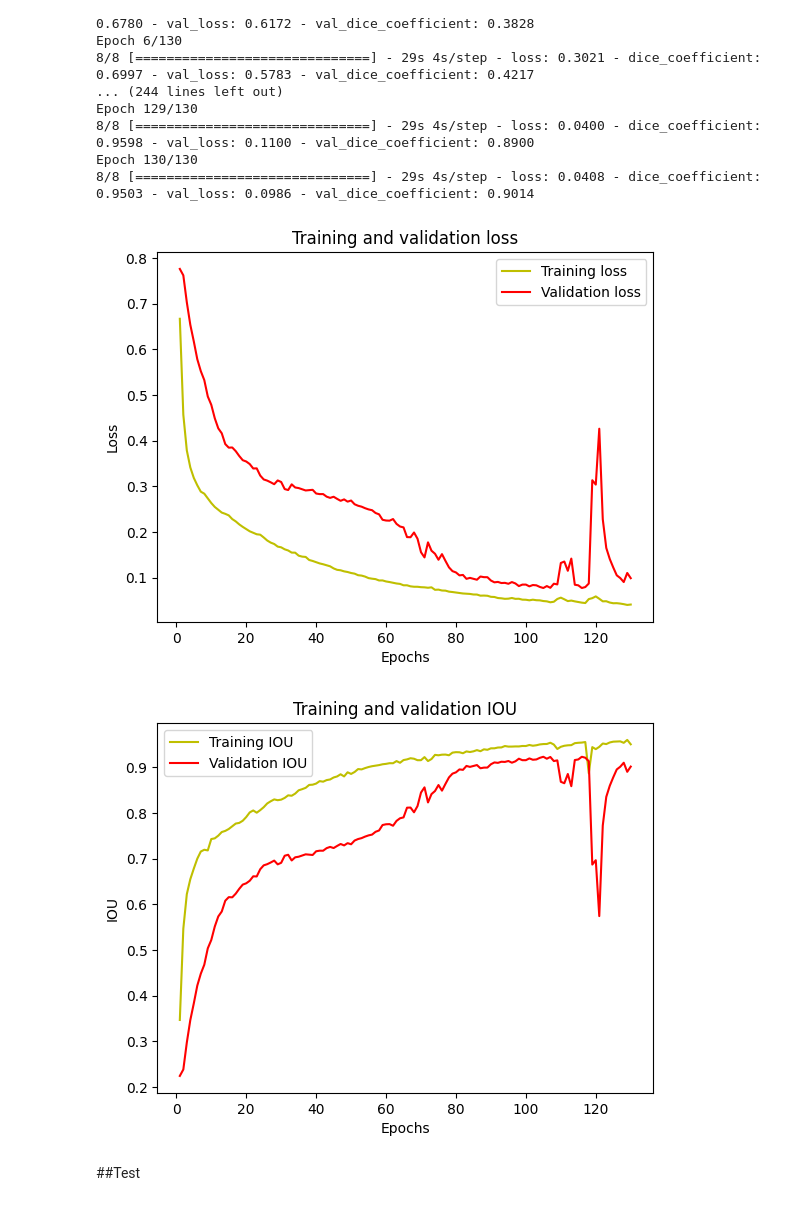
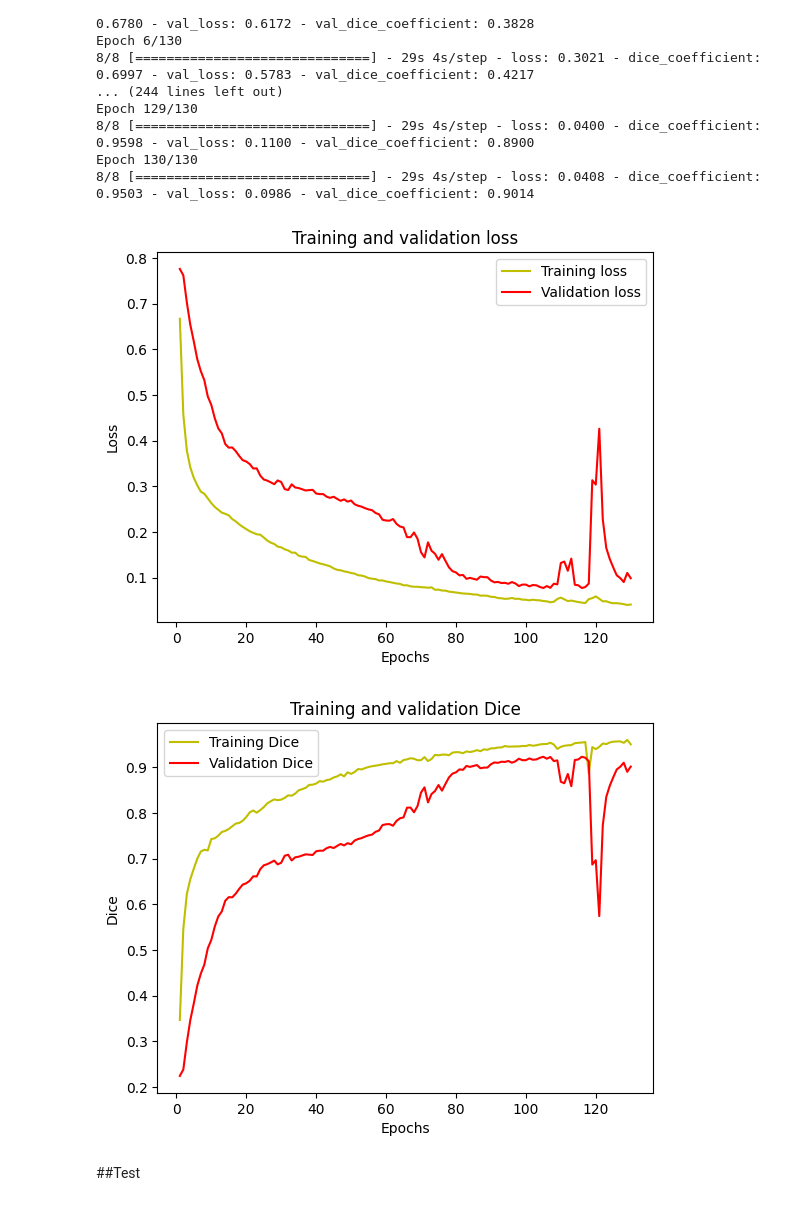
Before and after one commit to Gainward777/3D-Unet-Segmentation, a Jupyter notebook: 3D_Unet_Segmentation.ipynb, the cells around one changed output. Saved outputs shown, nothing was run; the diff lists cells and outputs as text; code cells hidden in the pictures.

```diff
--- a/3D_Unet_Segmentation.ipynb
+++ b/3D_Unet_Segmentation.ipynb
@@ -202,29 +202,29 @@ model.save('/content/drive/MyDrive/sandstone_data_for_ML/sandstone_3D_130epochs_
 # %%
 #@title Сharts
 loss = history.history['loss']
 val_loss = history.history['val_loss']
 epochs = range(1, len(loss) + 1)
 plt.plot(epochs, loss, 'y', label='Training loss')
 plt.plot(epochs, val_loss, 'r', label='Validation loss')
 plt.title('Training and validation loss')
 plt.xlabel('Epochs')
 plt.ylabel('Loss')
 plt.legend()
 plt.show()
 
 acc = history.history['dice_coefficient']
 val_acc = history.history['val_dice_coefficient']
 
-plt.plot(epochs, acc, 'y', label='Training IOU')
-plt.plot(epochs, val_acc, 'r', label='Validation IOU')
-plt.title('Training and validation IOU')
+plt.plot(epochs, acc, 'y', label='Training Dice')
+plt.plot(epochs, val_acc, 'r', label='Validation Dice')
+plt.title('Training and validation Dice')
 plt.xlabel('Epochs')
-plt.ylabel('IOU')
+plt.ylabel('Dice')
 plt.legend()
 plt.show()
 # %% [output]
 [figure]
-[figure, old version]
+[figure, new version]
 # %% [markdown]
 ##Test
 # %%
```
